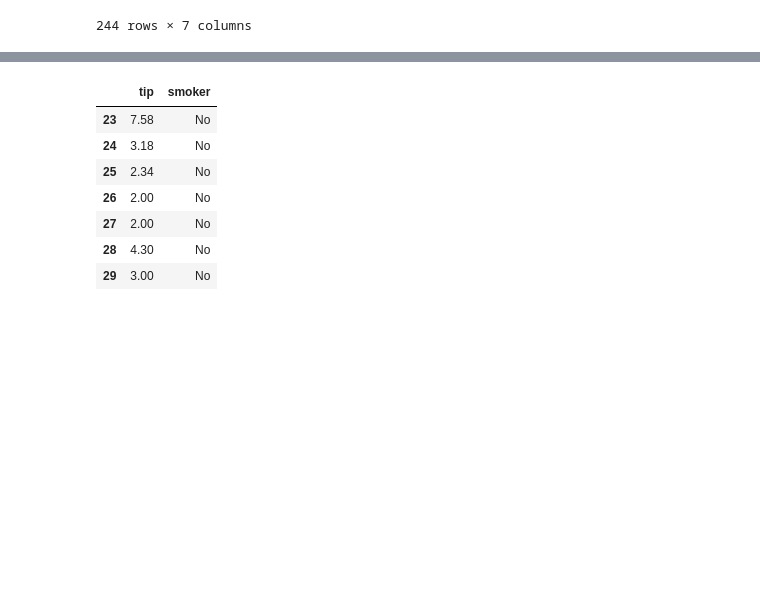
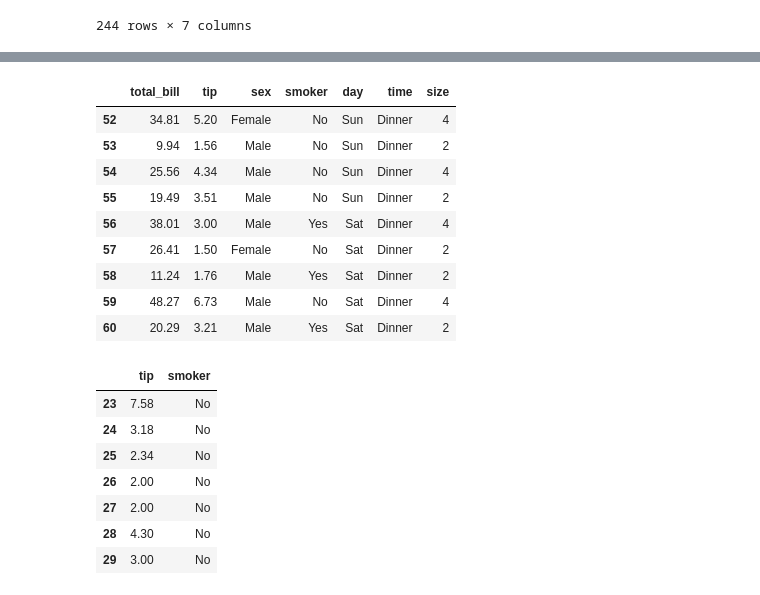
Before and after one commit to ClaireGMIT/Fundamentals-of-data-analysis-Assessment, a Jupyter notebook: Fundamentals-of-Data-Analysis-Assignment1-Nov2019.ipynb, the cells around one changed output, grey strips where cells are left out. Drawn from its saved outputs; the diff is of its cells as text; code cells hidden in the pictures; blank space fills up the shorter version.

```diff
--- a/Fundamentals-of-Data-Analysis-Assignment1-Nov2019.ipynb
+++ b/Fundamentals-of-Data-Analysis-Assignment1-Nov2019.ipynb
@@ -95,3 +145,18 @@ df #displays the data set as a table/array
+# %%
+# The following code can be used to display specified rows of the data set
+
+df[52:61] # display row 52 to 61 (not inclusive)
+# %% [output]
+|  | total_bill | tip | sex | smoker | day | time | size |
+| 52 | 34.81 | 5.20 | Female | No | Sun | Dinner | 4 |
+| 53 | 9.94 | 1.56 | Male | No | Sun | Dinner | 2 |
+| 54 | 25.56 | 4.34 | Male | No | Sun | Dinner | 4 |
+| 55 | 19.49 | 3.51 | Male | No | Sun | Dinner | 2 |
+| 56 | 38.01 | 3.00 | Male | Yes | Sat | Dinner | 4 |
+| 57 | 26.41 | 1.50 | Female | No | Sat | Dinner | 2 |
+| 58 | 11.24 | 1.76 | Male | Yes | Sat | Dinner | 2 |
+| 59 | 48.27 | 6.73 | Male | No | Sat | Dinner | 4 |
+| 60 | 20.29 | 3.21 | Male | Yes | Sat | Dinner | 2 |
 # %%
 # The following code can be used to display a certain section of the data set
 
```
Also changed, not shown: parts of 7 cells of this notebook, 1 other file.
